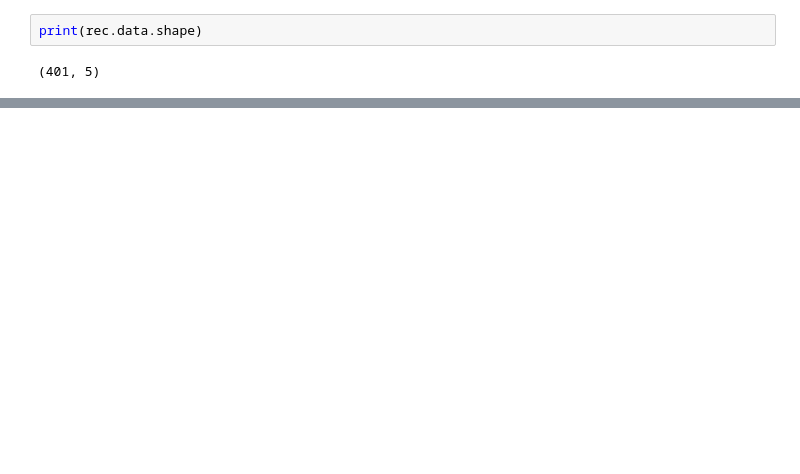
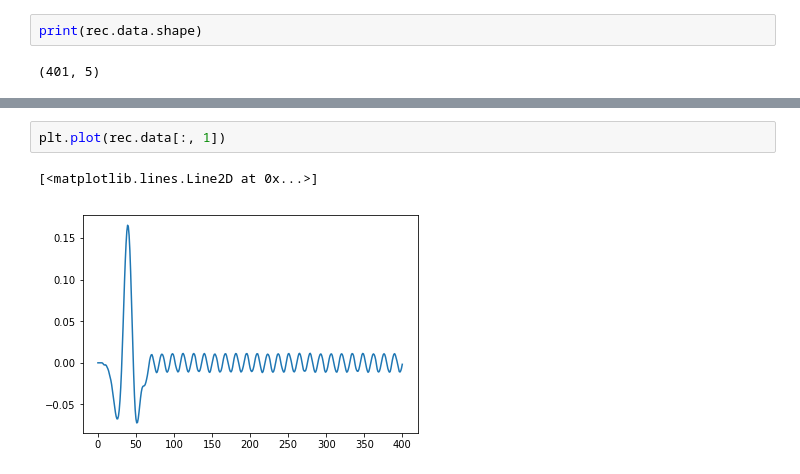
Before and after one commit to nimberledge/akm-fwi, a Jupyter notebook: acoustic_uniform_isotropic/Acoustic_Isotropic_Uniform.ipynb, the cells around one changed output, grey strips where cells are left out. Cells and saved outputs as stored; diff of their text form; blank space fills up the shorter version.

```diff
--- a/acoustic_uniform_isotropic/Acoustic_Isotropic_Uniform.ipynb
+++ b/acoustic_uniform_isotropic/Acoustic_Isotropic_Uniform.ipynb
@@ -134,0 +148,5 @@ print(rec.data)
+# %%
+plt.plot(rec.data[:, 1])
+# %% [output]
+[<matplotlib.lines.Line2D at 0x...>]
+[figure, added]
```
Also changed, not shown: parts of 5 cells of this notebook, 1 other file.
